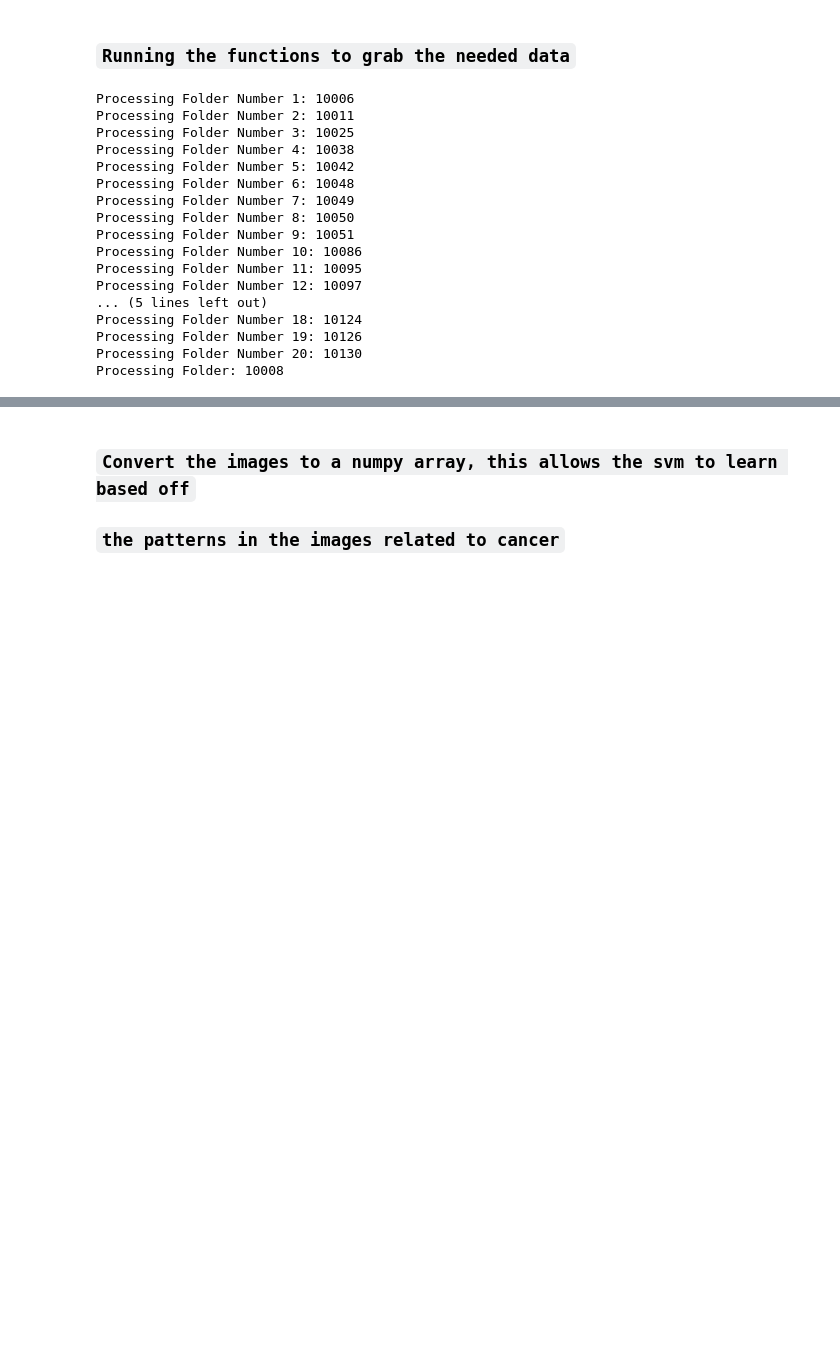
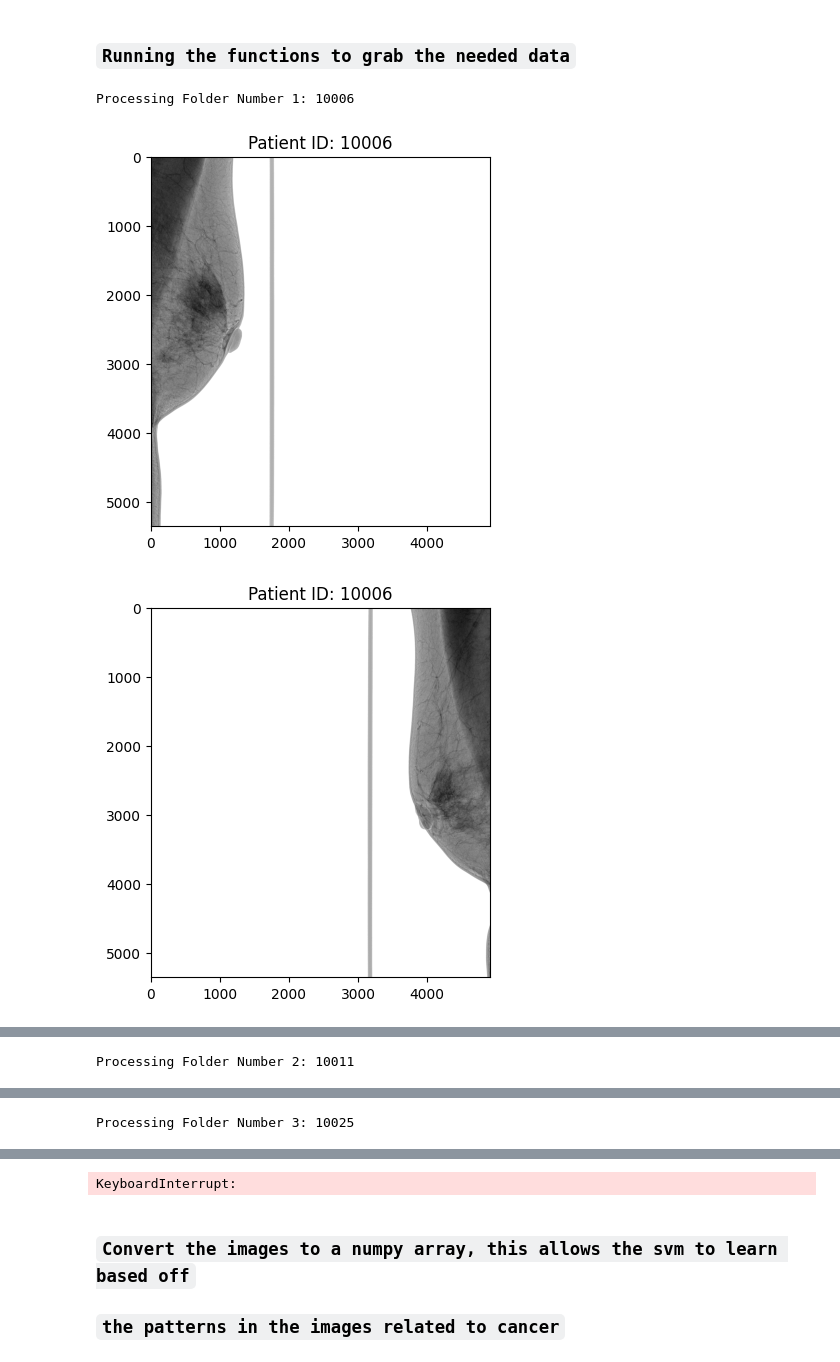
Before and after one commit to kavang02/RSNA-Breast-Cancer-Detection, a Jupyter notebook: SVM.ipynb, the cells around one changed output, grey strips where cells are left out. Cells and saved outputs as stored; diff of their text form; code cells hidden in the pictures; blank space fills up the shorter version.

```diff
--- a/SVM.ipynb
+++ b/SVM.ipynb
@@ -59,7 +59,7 @@ def grabTrainingImages(rootFolder, subsetAmount=0) -> None:
 
 
                     # To view the image, uncomment next line
-                    # plt.imshow(image, cmap='gray'); plt.title(f"Patient ID: {folderName}"); plt.show()
+                    plt.imshow(image, cmap='gray'); plt.title(f"Patient ID: {folderName}"); plt.show()
 
             # If count reaches subsetAmount, it breaks the loop
             # If no subsetAmount is passed, it will never break since count start at 1, and subset is 0
@@ -116,31 +124,17 @@ def grabTestingImages(rootFolder) -> None:
 # %%
 # Specify the root folder with or without subfolders
 trainImagesPath = "C:\\Users\\vange\\OneDrive - Tennessee Tech University\\Desktop\\Fall 23, Spring 24\\4260\\mammography\\train_images"
-testImagesPath = "C:\\Users\\vange\\OneDrive - Tennessee Tech University\\Desktop\\Fall 23, Spring 24\\4260\\mammography\\test_images"
+#testImagesPath = "C:\\Users\\vange\\OneDrive - Tennessee Tech University\\Desktop\\Fall 23, Spring 24\\4260\\mammography\\test_images"
 
 # Change this to the amount of folders you want to process
 subsetAmount = 20
 
 # Used for grabbing training data (many folders, needs subset, if you don't pass a subset amount, it will process all folders)
 grabTrainingImages(trainImagesPath, subsetAmount)
 
 # Used for grabbing testing data (less folders, no need for subset)
-grabTestingImages(testImagesPath)
+#grabTestingImages(testImagesPath)
 # %% [output]
 Processing Folder Number 1: 10006
-Processing Folder Number 2: 10011
-Processing Folder Number 3: 10025
-Processing Folder Number 4: 10038
-Processing Folder Number 5: 10042
-Processing Folder Number 6: 10048
-Processing Folder Number 7: 10049
-Processing Folder Number 8: 10050
-Processing Folder Number 9: 10051
-Processing Folder Number 10: 10086
-Processing Folder Number 11: 10095
-Processing Folder Number 12: 10097
-... (5 lines left out)
-Processing Folder Number 18: 10124
-Processing Folder Number 19: 10126
-Processing Folder Number 20: 10130
-Processing Folder: 10008
+[figure, added]
+[figure, added]
@@ -146,0 +143 @@ Processing Folder: 10008
+Processing Folder Number 2: 10011
@@ -146,0 +148 @@ Processing Folder: 10008
+Processing Folder Number 3: 10025
@@ -147,3 +151,4 @@ Processing Folder: 10008
+KeyboardInterrupt:
 # %% [markdown]
 ### `Convert the images to a numpy array, this allows the svm to learn based off`
 ### `the patterns in the images related to cancer`
```
Also changed, not shown: parts of 6 cells of this notebook, 1 other file.
